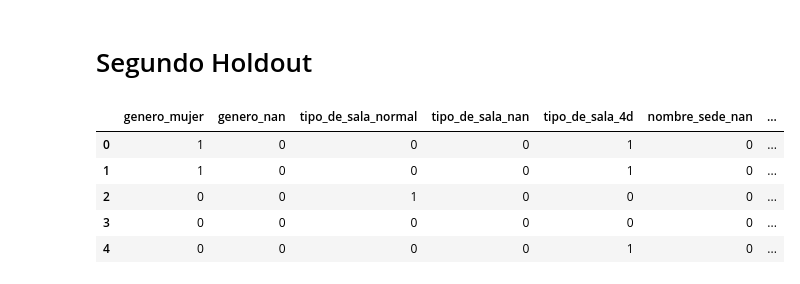
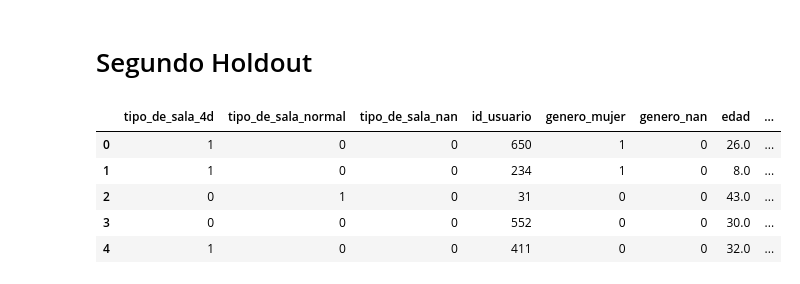
Before and after one commit to JuanOpizzi/Datos-2020-2c, a Jupyter notebook: TP2/arbol.ipynb, the cells around one changed output. Saved outputs shown, nothing was run; the diff lists cells and outputs as text; code cells hidden in the pictures.

```diff
--- a/TP2/arbol.ipynb
+++ b/TP2/arbol.ipynb
@@ -198,8 +198,8 @@ df_resultado.to_csv('prediccion/arbol_resultado_final.csv')
 ## Preprocesado 2
 # %%
 def preprocesado_2(dataset, columnas):
-    df = eliminar_features_que_no_aportan_info(dataset, False)
-    df = eliminar_feature(df, 'edad')
+    df = eliminar_features_que_no_aportan_info(dataset, True)
+    df = replace_nulls_column(df, 'edad', 'mediana')
     df = encodear_atributos_categoricos(df)
     df = df.reindex(columns = columnas)
     return df
@@ -224 +206,6 @@ columnas_nuevas
+# %%
+columnas_nuevas = ['tipo_de_sala_4d', 'tipo_de_sala_normal', 'tipo_de_sala_nan', 'id_usuario', 'genero_mujer', 'genero_nan',
+              'edad', 'amigos', 'parientes', 'precio_ticket',
+              'nombre_sede_fiumark_palermo', 'nombre_sede_fiumark_quilmes', 'nombre_sede_nan']
+columnas_2 = columnas_nuevas + volver
 # %%
@@ -276,15 +261,15 @@ plot_confusion_matrix(y_test_2, arbol_2.predict(X_test_2))
 # %% [markdown]
 # Segundo Holdout
 # %%
-df_h_2 = preprocesado_2(holdout, columnas_2)
+df_h_2 = preprocesado_2(holdout, columnas_nuevas)
 df_h_2.head()
 # %% [output]
-|  | genero_mujer | genero_nan | tipo_de_sala_normal | tipo_de_sala_nan | tipo_de_sala_4d | nombre_sede_nan | ... |
-| 0 | 1 | 0 | 0 | 0 | 1 | 0 | ... |
-| 1 | 1 | 0 | 0 | 0 | 1 | 0 | ... |
-| 2 | 0 | 0 | 1 | 0 | 0 | 0 | ... |
-| 3 | 0 | 0 | 0 | 0 | 0 | 0 | ... |
-| 4 | 0 | 0 | 0 | 0 | 1 | 0 | ... |
+|  | tipo_de_sala_4d | tipo_de_sala_normal | tipo_de_sala_nan | id_usuario | genero_mujer | genero_nan | edad | ... |
+| 0 | 1 | 0 | 0 | 650 | 1 | 0 | 26.0 | ... |
+| 1 | 1 | 0 | 0 | 234 | 1 | 0 | 8.0 | ... |
+| 2 | 0 | 1 | 0 | 31 | 0 | 0 | 43.0 | ... |
+| 3 | 0 | 0 | 0 | 552 | 0 | 0 | 30.0 | ... |
+| 4 | 1 | 0 | 0 | 411 | 0 | 0 | 32.0 | ... |
 # %%
 df_resultado_2 = evaluate_holdout(holdout,df_h_2, arbol_2)
 df_resultado_2.head(15)
```
Also changed, not shown: parts of 9 cells of this notebook, 1 other file.
